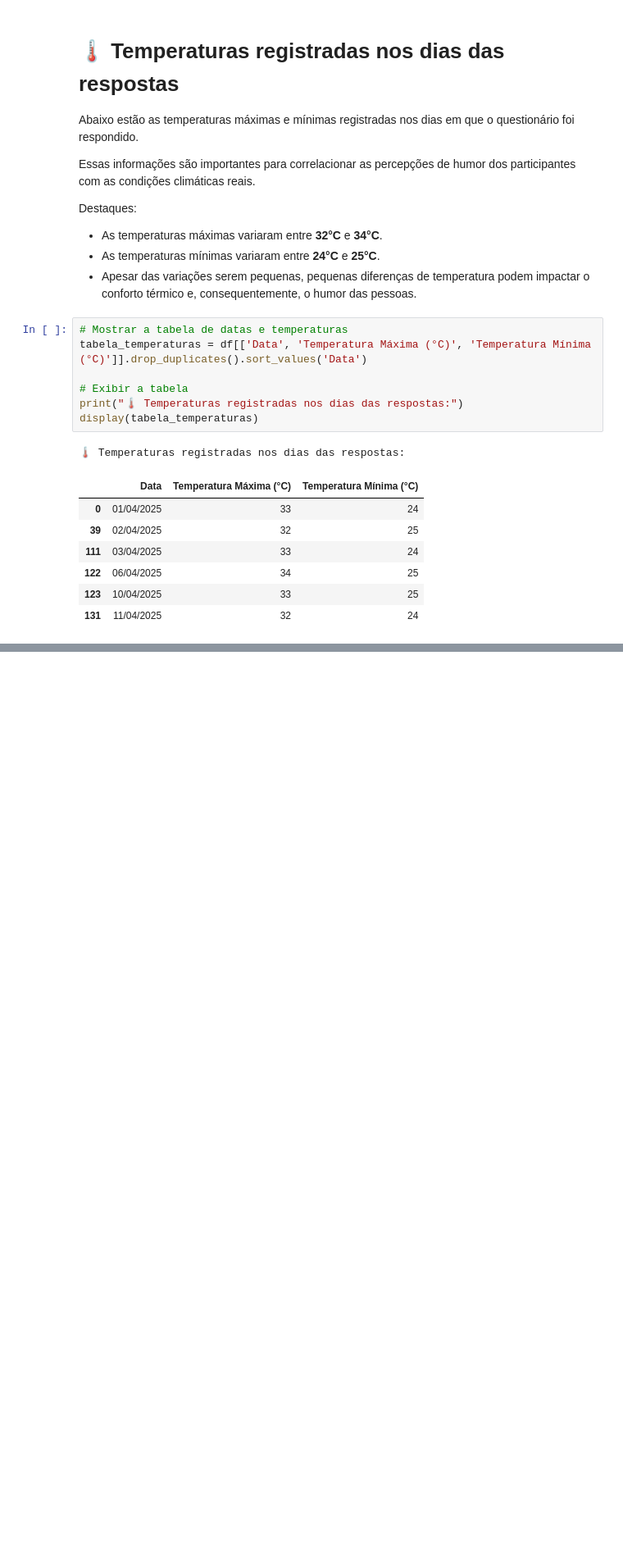
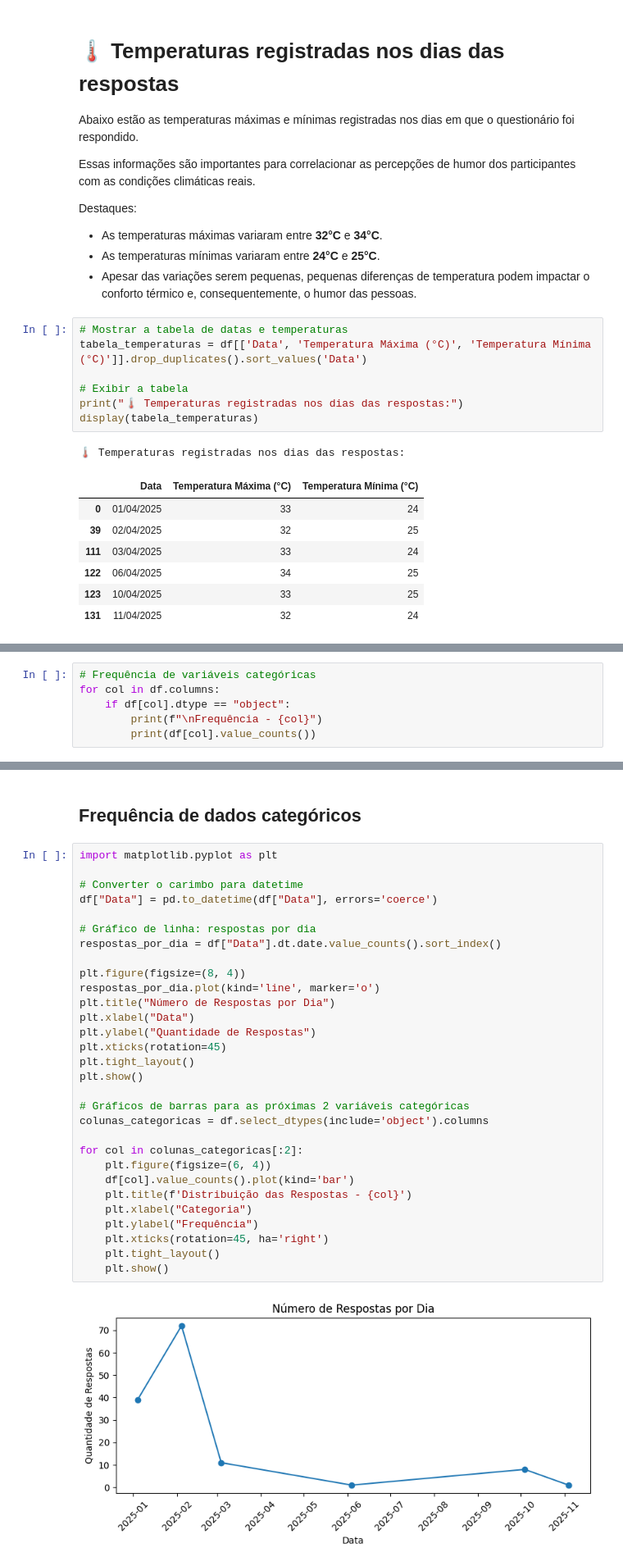
Before and after one commit to FranCosMonX/UFPI---Ciencia-de-dados, a Jupyter notebook: computacao_aplicada.ipynb, the cells around one changed output, grey strips where cells are left out. Shown: that part at 82% size. Cells and saved outputs as stored; diff of their text form; blank space fills up the shorter version.

```diff
--- a/computacao_aplicada.ipynb
+++ b/computacao_aplicada.ipynb
@@ -229,0 +320,6 @@ plt.show()
+# %%
+# Frequência de variáveis categóricas
+for col in df.columns:
+    if df[col].dtype == "object":
+        print(f"\nFrequência - {col}")
+        print(df[col].value_counts())
@@ -229,0 +344,34 @@ plt.show()
+# %% [markdown]
+## Frequência de dados categóricos
+# %%
+import matplotlib.pyplot as plt
+
+# Converter o carimbo para datetime
+df["Data"] = pd.to_datetime(df["Data"], errors='coerce')
+
+# Gráfico de linha: respostas por dia
+respostas_por_dia = df["Data"].dt.date.value_counts().sort_index()
+
+plt.figure(figsize=(8, 4))
+respostas_por_dia.plot(kind='line', marker='o')
+plt.title("Número de Respostas por Dia")
+plt.xlabel("Data")
+plt.ylabel("Quantidade de Respostas")
+plt.xticks(rotation=45)
+plt.tight_layout()
+plt.show()
+
+# Gráficos de barras para as próximas 2 variáveis categóricas
+colunas_categoricas = df.select_dtypes(include='object').columns
+
+for col in colunas_categoricas[:2]:
+    plt.figure(figsize=(6, 4))
+    df[col].value_counts().plot(kind='bar')
+    plt.title(f'Distribuição das Respostas - {col}')
+    plt.xlabel("Categoria")
+    plt.ylabel("Frequência")
+    plt.xticks(rotation=45, ha='right')
+    plt.tight_layout()
+    plt.show()
+# %% [output]
+[figure, added]
```
Also changed, not shown: parts of 21 cells of this notebook, 2 other files.
